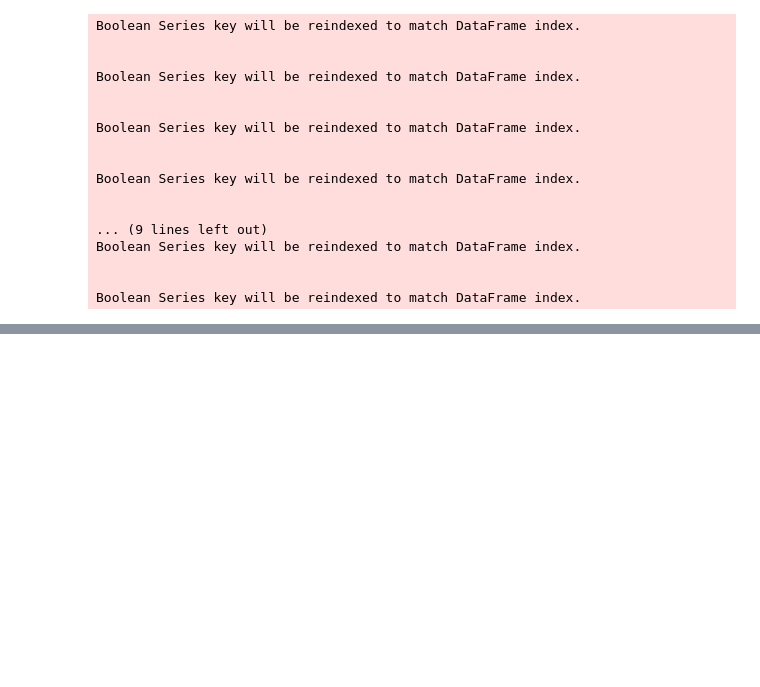
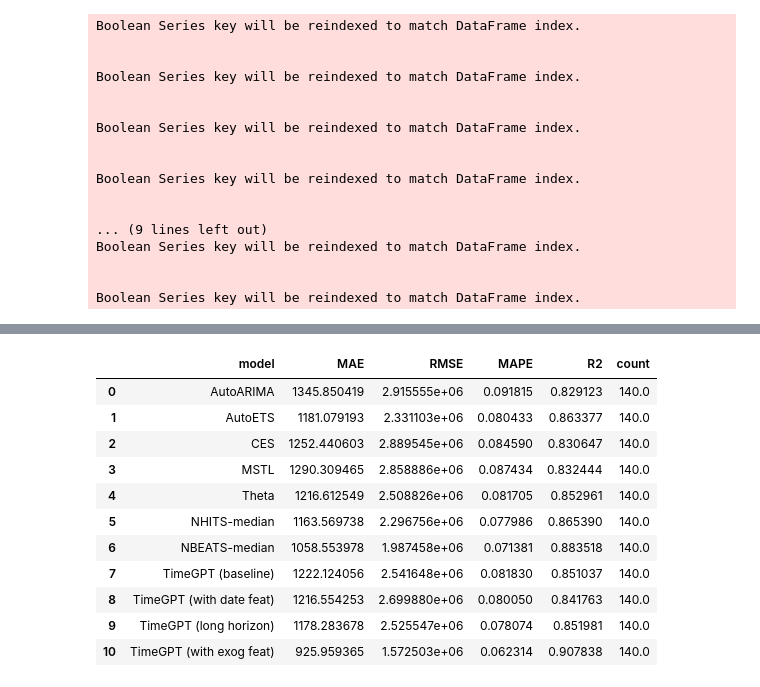
Before and after one commit to linafaik08/time-series-forecasting-models, a Jupyter notebook: notebooks/07_perf_comparison.ipynb, the cells around one changed output, grey strips where cells are left out. Saved outputs shown, nothing was run; the diff lists cells and outputs as text; code cells hidden in the pictures; blank space fills up the shorter version.

Commit message:
timegpt

```diff
--- a/notebooks/05_perf_comparison.ipynb
+++ b/notebooks/07_perf_comparison.ipynb
@@ -20,7 +22,7 @@ columns_additional = [
     'event_type_1', 'event_type_2', 'event_sporting', 'event_cultural',
     'event_national', 'event_religious'
     ]
-columns_key = ["date","store_id"]
+columns_key = [time_col, id_col]
 
 for i, name in enumerate(scenario_names):
     path = os.path.join("output",name, f"forecasts_{name}.csv")
@@ -283,0 +329,61 @@ Boolean Series key will be reindexed to match DataFrame index.
+# %%
+# Initialize two containers:
+# - `scores`: to store global evaluation metrics per model
+# - `scores_per_ts`: to store evaluation metrics for each time series (by ID) per model
+scores = {}
+scores_per_ts = []
+scenario_timegpt_formatted_names = [f"TimeGPT ({name.replace('timegpt_', '').replace('_', ' ')})" for name in scenario_timegpt_names]
+
+# Loop through all forecast model columns to evaluate
+for column in ['AutoARIMA', 'AutoETS', 'CES', 'MSTL', 'Theta', 'NHITS-median', 'NBEATS-median']+ scenario_timegpt_formatted_names:
+
+    # Keep only rows where forecasts from the current model are available (i.e., not NaN)
+    forecasts_filtered_df = forecasts_df[forecasts_df[column].notna()]
+
+    # Compute overall metrics (e.g., MAE, RMSE, sMAPE) between actual values and model forecasts
+    scores[column] = evaluate(
+        forecasts_filtered_df[target_col],     # Ground truth
+        forecasts_filtered_df[column]          # Forecasted values from the current model
+    )
+
+    # Compute metrics for each individual time series (grouped by id_col)
+    scores_per_ts_model_df = (
+        forecasts_filtered_df
+        .groupby(id_col)
+        .apply(lambda group: pd.Series(
+            evaluate(group[target_col], group[column])   # Evaluate per time series
+        ))
+        .reset_index()
+    )
+
+    # Add model name to identify which model each row of metrics corresponds to
+    scores_per_ts_model_df["model"] = column
+
+    # Select columns in the right order and append to the list of all per-series scores
+    scores_per_ts.append(
+        scores_per_ts_model_df[["model"] + [c for c in scores_per_ts_model_df.columns if c != "model"]]
+    )
+
+# Convert the global metrics dictionary to a DataFrame with one row per model
+scores_df = (
+    pd.DataFrame(scores).T
+    .reset_index()
+    .rename(columns={"index": "model"})
+)
+
+# Concatenate the list of per-time-series score DataFrames into a single DataFrame
+scores_per_ts_df = pd.concat(scores_per_ts, axis=0).reset_index(drop=True)
+scores_df
+# %% [output]
+|  | model | MAE | RMSE | MAPE | R2 | count |
+| 0 | AutoARIMA | 1345.850419 | 2.915555e+06 | 0.091815 | 0.829123 | 140.0 |
+| 1 | AutoETS | 1181.079193 | 2.331103e+06 | 0.080433 | 0.863377 | 140.0 |
+| 2 | CES | 1252.440603 | 2.889545e+06 | 0.084590 | 0.830647 | 140.0 |
+| 3 | MSTL | 1290.309465 | 2.858886e+06 | 0.087434 | 0.832444 | 140.0 |
+| 4 | Theta | 1216.612549 | 2.508826e+06 | 0.081705 | 0.852961 | 140.0 |
+| 5 | NHITS-median | 1163.569738 | 2.296756e+06 | 0.077986 | 0.865390 | 140.0 |
+| 6 | NBEATS-median | 1058.553978 | 1.987458e+06 | 0.071381 | 0.883518 | 140.0 |
+| 7 | TimeGPT (baseline) | 1222.124056 | 2.541648e+06 | 0.081830 | 0.851037 | 140.0 |
+| 8 | TimeGPT (with date feat) | 1216.554253 | 2.699880e+06 | 0.080050 | 0.841763 | 140.0 |
+| 9 | TimeGPT (long horizon) | 1178.283678 | 2.525547e+06 | 0.078074 | 0.851981 | 140.0 |
+| 10 | TimeGPT (with exog feat) | 925.959365 | 1.572503e+06 | 0.062314 | 0.907838 | 140.0 |
```
Also changed, not shown: parts of 5 cells of this notebook, 5 other files.
